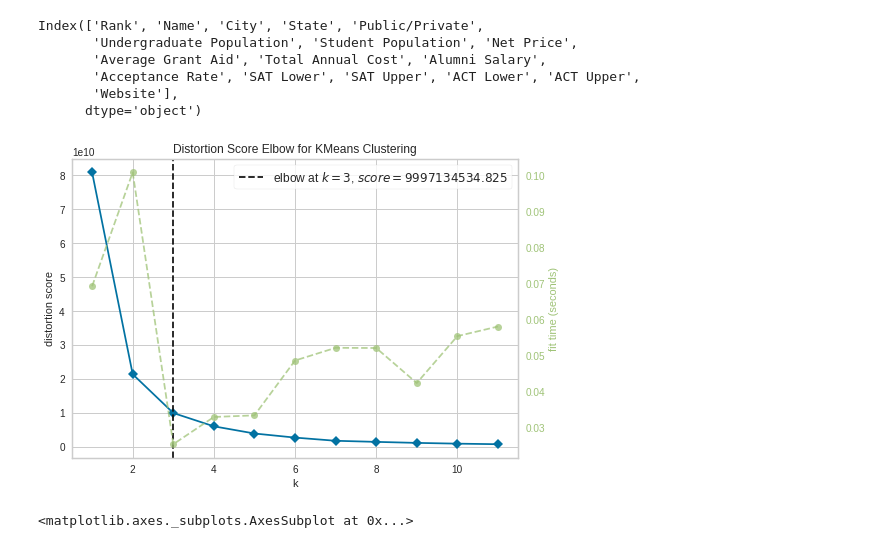
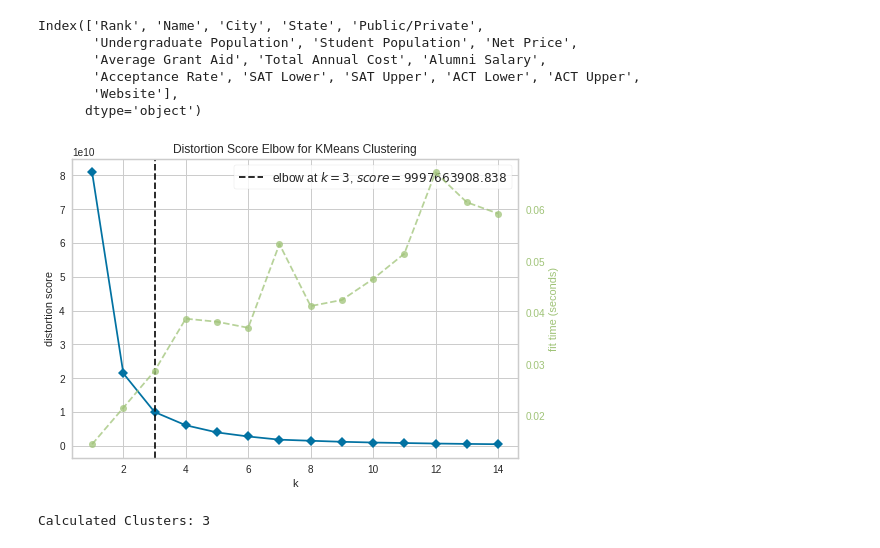
Before and after one commit to dli10/college-rankings-forbes-2019, a Jupyter notebook: KMeansClustering.ipynb, the cells around one changed output. Drawn from its saved outputs; the diff is of its cells as text; code cells hidden in the pictures.

```diff
--- a/KMeansClustering.ipynb
+++ b/KMeansClustering.ipynb
@@ -20,11 +20,13 @@ Index(['Rank', 'Name', 'City', 'State', 'Public/Private',
        'Website'],
       dtype='object')
 # %%
+# Determine how many clusters needed for dataset
 from sklearn.cluster import KMeans
 from yellowbrick.cluster import KElbowVisualizer
 model = KMeans()
-visualizer = KElbowVisualizer(model, k=(1,12)).fit(forbesraw[["Rank", "Undergraduate Population"]])
+visualizer = KElbowVisualizer(model, k=(1,15)).fit(forbesraw[["Undergraduate Population", "Rank"]])
 visualizer.show()
+print("Calculated Clusters:", visualizer.elbow_value_)
 # %% [output]
-[figure, old version]
+[figure, new version]
-<matplotlib.axes._subplots.AxesSubplot at 0x...>
+Calculated Clusters: 3
```
Also changed, not shown: parts of 40 cells of this notebook.
